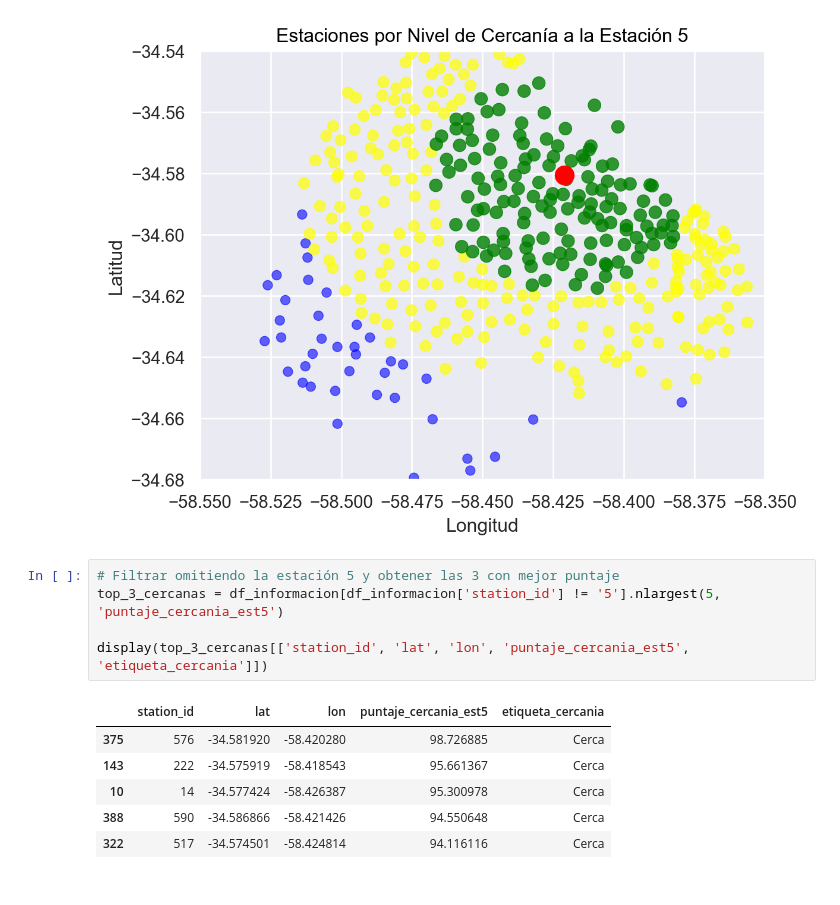
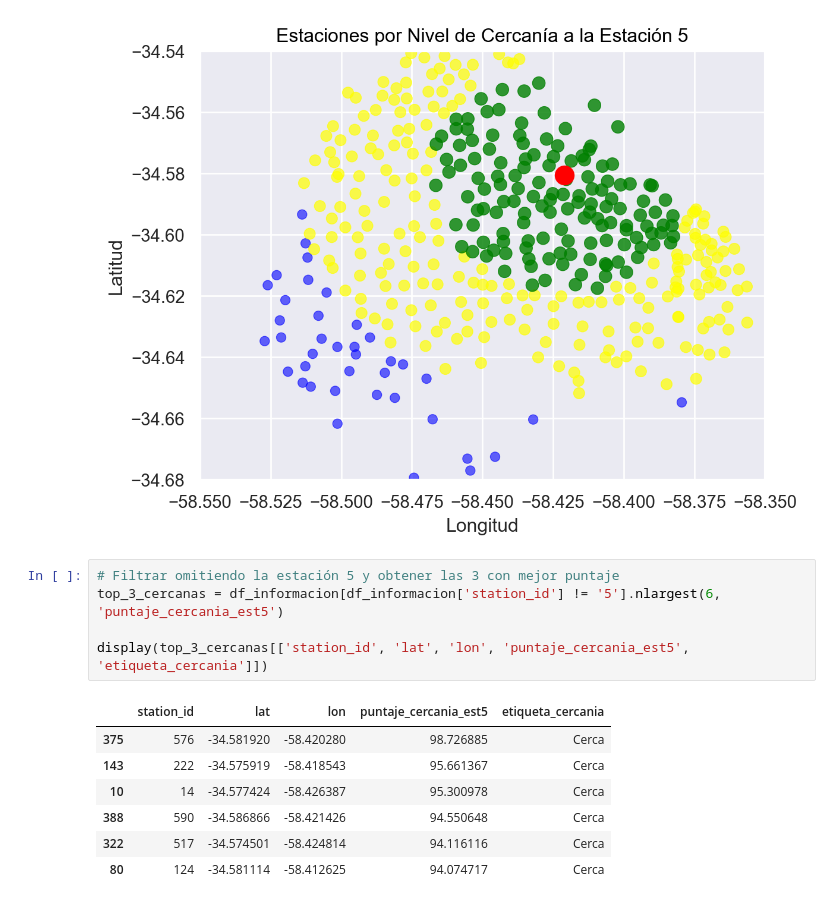
Before and after one commit to leonelifernandez12/labo_datos, a Jupyter notebook: tp1.ipynb, the cells around one changed output. Cells and saved outputs as stored; diff of their text form.

```diff
--- a/tp1.ipynb
+++ b/tp1.ipynb
@@ -1489,13 +1487,14 @@ df_es5 = df_informacion[df_informacion['etiqueta_cercania'] == 'Es estación 5']
 [figure]
 # %%
 # Filtrar omitiendo la estación 5 y obtener las 3 con mejor puntaje
-top_3_cercanas = df_informacion[df_informacion['station_id'] != '5'].nlargest(5, 'puntaje_cercania_est5')
+top_3_cercanas = df_informacion[df_informacion['station_id'] != '5'].nlargest(6, 'puntaje_cercania_est5')
 
 display(top_3_cercanas[['station_id', 'lat', 'lon', 'puntaje_cercania_est5', 'etiqueta_cercania']])
 # %% [output]
 |  | station_id | lat | lon | puntaje_cercania_est5 | etiqueta_cercania |
 | 375 | 576 | -34.581920 | -58.420280 | 98.726885 | Cerca |
 | 143 | 222 | -34.575919 | -58.418543 | 95.661367 | Cerca |
 | 10 | 14 | -34.577424 | -58.426387 | 95.300978 | Cerca |
 | 388 | 590 | -34.586866 | -58.421426 | 94.550648 | Cerca |
 | 322 | 517 | -34.574501 | -58.424814 | 94.116116 | Cerca |
+| 80 | 124 | -34.581114 | -58.412625 | 94.074717 | Cerca |
```
Also changed, not shown: parts of 58 cells of this notebook, 1 other file.
